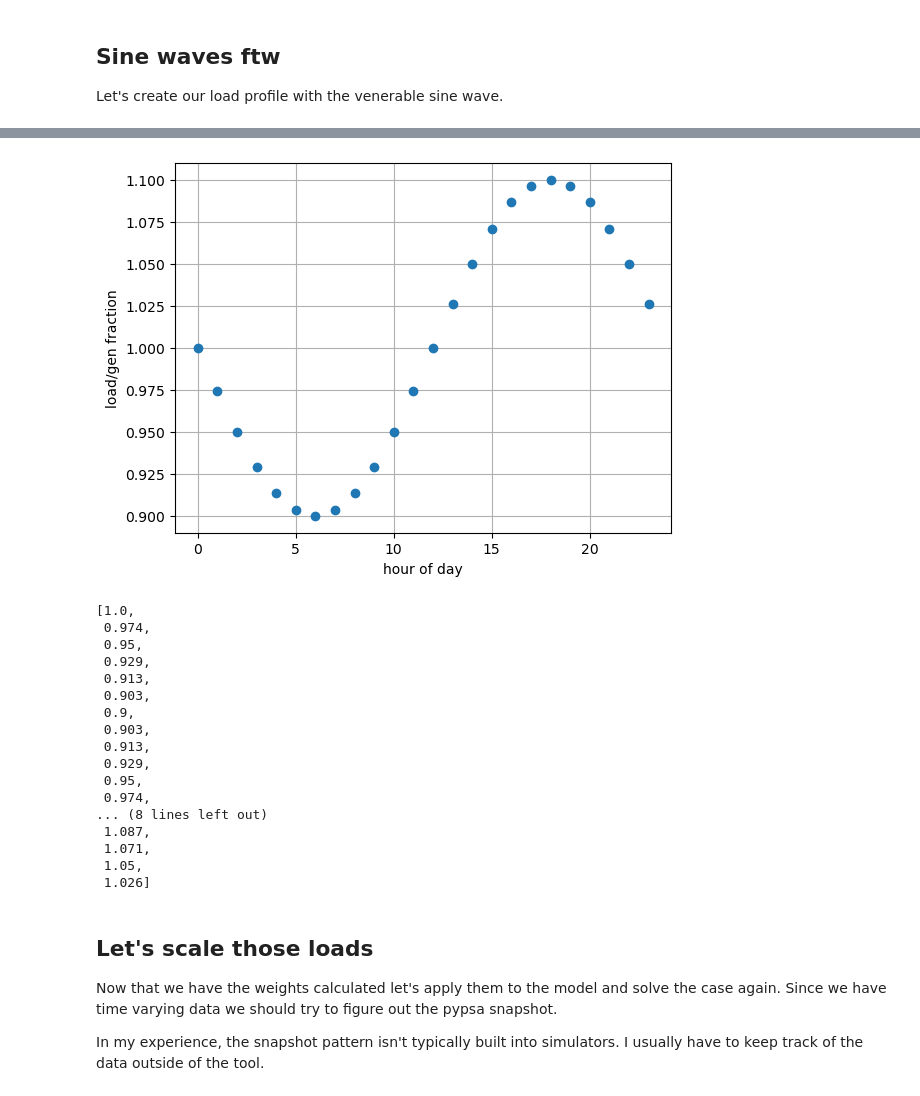
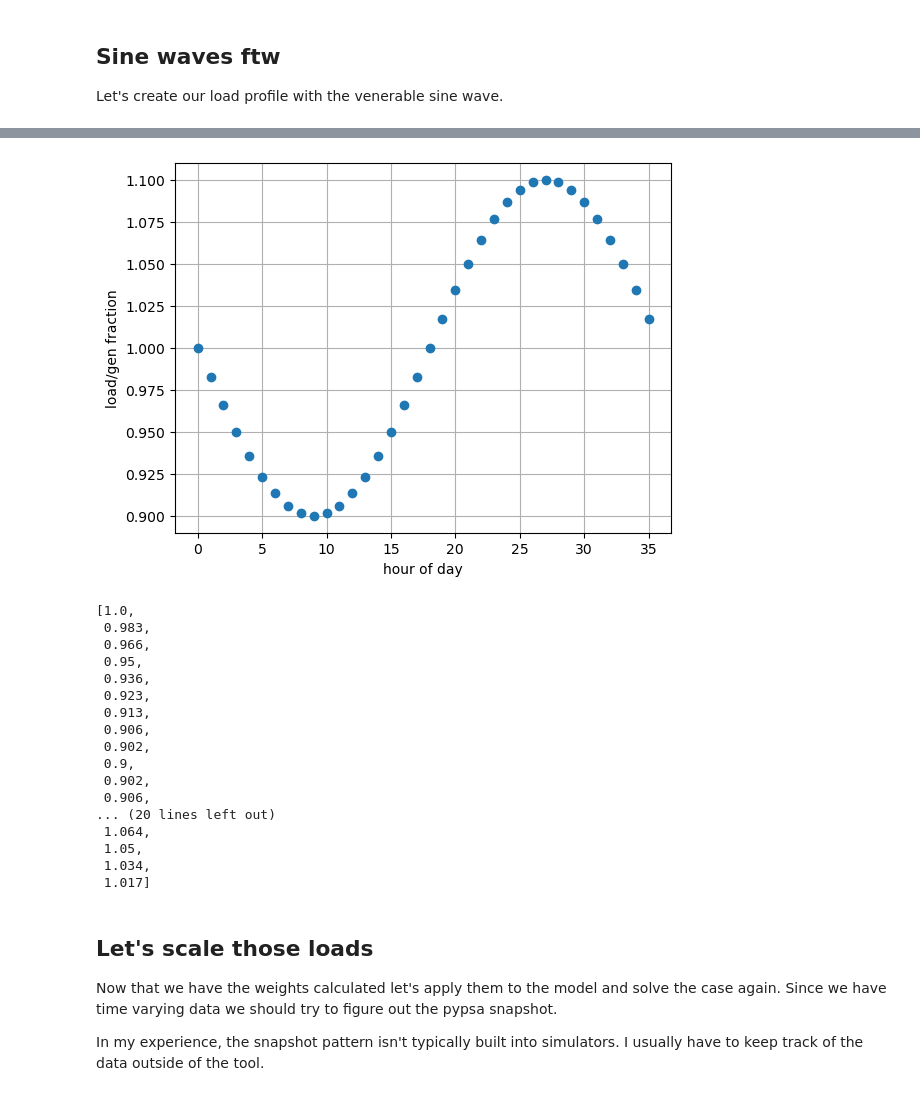
Before and after one commit to roro2006/AEPhacks, a Jupyter notebook: backend/pypsa_load_scale.ipynb, the cells around one changed output, grey strips where cells are left out. Saved outputs shown, nothing was run; the diff lists cells and outputs as text; code cells hidden in the pictures.

```diff
--- a/backend/pypsa_load_scale.ipynb
+++ b/backend/pypsa_load_scale.ipynb
@@ -87,40 +87,40 @@ plt.show()
 # %%
 # I changed my mind - let's normalize the sine wave between 0-1 so I can just
 # scale each gen/load
-x = np.arange(24)
-f = 1/24
+x = np.arange(36)
+f = 1/36
 offset = 1
 A = .1
 C = 2*np.pi/2
 y = A * np.sin(2*np.pi * f * x + C) + offset
 plt.plot(x, y, 'o')
 plt.xlabel('hour of day')
 plt.ylabel('load/gen fraction')
 plt.grid()
 plt.show()
 # %% [output]
-[figure, old version]
+[figure, new version]
 # %%
 # To a list because some days I don't trust numpy
 y.round(3).tolist()
 # %% [output]
 [1.0,
- 0.974,
+ 0.983,
+ 0.966,
  0.95,
- 0.929,
+ 0.936,
+ 0.923,
  0.913,
- 0.903,
+ 0.906,
+ 0.902,
  0.9,
- 0.903,
- 0.913,
- 0.929,
- 0.95,
- 0.974,
-... (8 lines left out)
- 1.087,
- 1.071,
+ 0.902,
+ 0.906,
+... (20 lines left out)
+ 1.064,
  1.05,
- 1.026]
+ 1.034,
+ 1.017]
 # %% [markdown]
 ## Let's scale those loads
 
```
Also changed, not shown: parts of 1 cell of this notebook, 19 other files.
